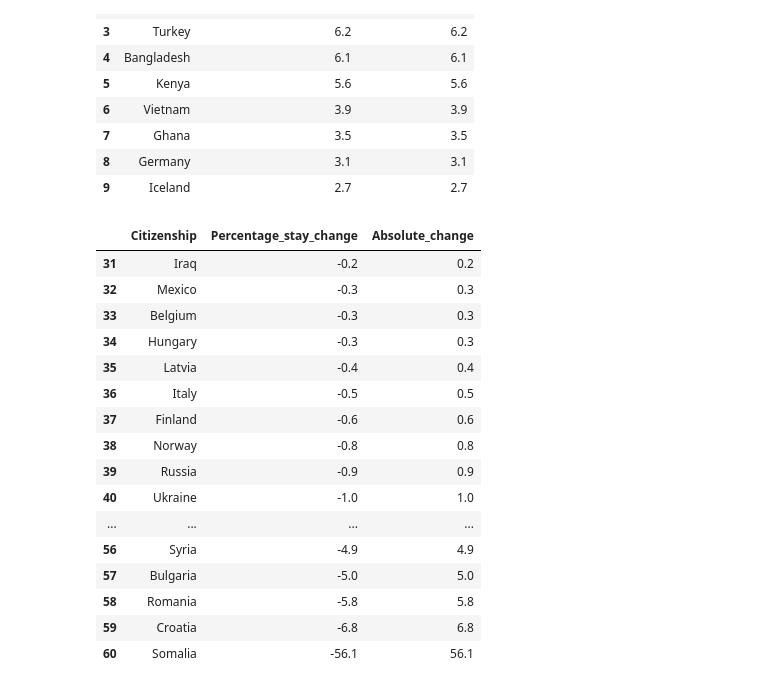
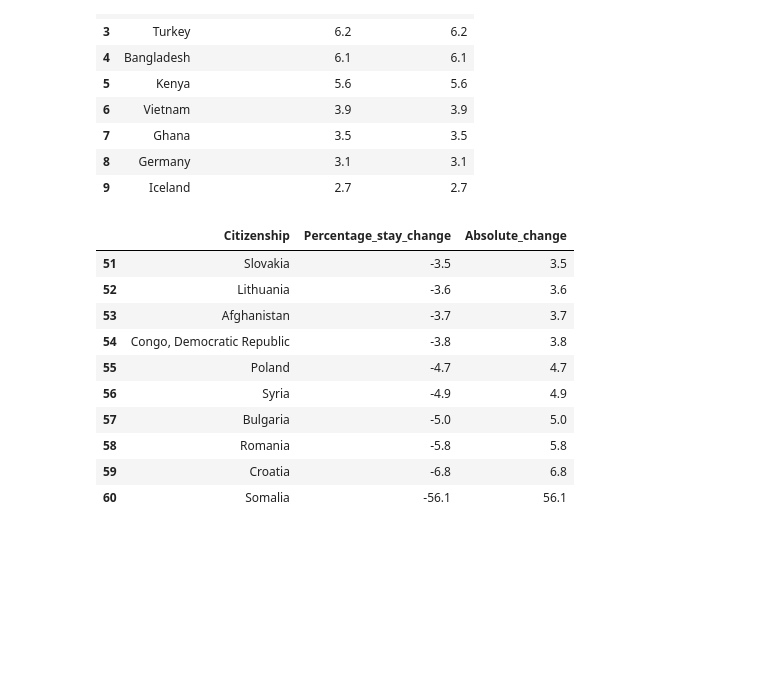
Before and after one commit to KellyDRasmussen/retention, a Jupyter notebook: retention 2024.ipynb, the cells around one changed output. Cells and saved outputs as stored; diff of their text form; code cells hidden in the pictures; blank space fills up the shorter version.

```diff
--- a/retention 2024.ipynb
+++ b/retention 2024.ipynb
@@ -461,20 +463,14 @@ filtered_trends_df.head(10)
 | 9 | Iceland | 2.7 | 2.7 |
 # %%
 # Now display the bottom rows with most significant changes
-filtered_trends_df.tail(30)
+filtered_trends_df.tail(10)
 # %% [output]
 |  | Citizenship | Percentage_stay_change | Absolute_change |
-| 31 | Iraq | -0.2 | 0.2 |
-| 32 | Mexico | -0.3 | 0.3 |
-| 33 | Belgium | -0.3 | 0.3 |
-| 34 | Hungary | -0.3 | 0.3 |
-| 35 | Latvia | -0.4 | 0.4 |
-| 36 | Italy | -0.5 | 0.5 |
-| 37 | Finland | -0.6 | 0.6 |
-| 38 | Norway | -0.8 | 0.8 |
-| 39 | Russia | -0.9 | 0.9 |
-| 40 | Ukraine | -1.0 | 1.0 |
-| ... | ... | ... | ... |
+| 51 | Slovakia | -3.5 | 3.5 |
+| 52 | Lithuania | -3.6 | 3.6 |
+| 53 | Afghanistan | -3.7 | 3.7 |
+| 54 | Congo, Democratic Republic | -3.8 | 3.8 |
+| 55 | Poland | -4.7 | 4.7 |
 | 56 | Syria | -4.9 | 4.9 |
 | 57 | Bulgaria | -5.0 | 5.0 |
 | 58 | Romania | -5.8 | 5.8 |
```
Also changed, not shown: parts of 3 cells of this notebook, 1 other file.
